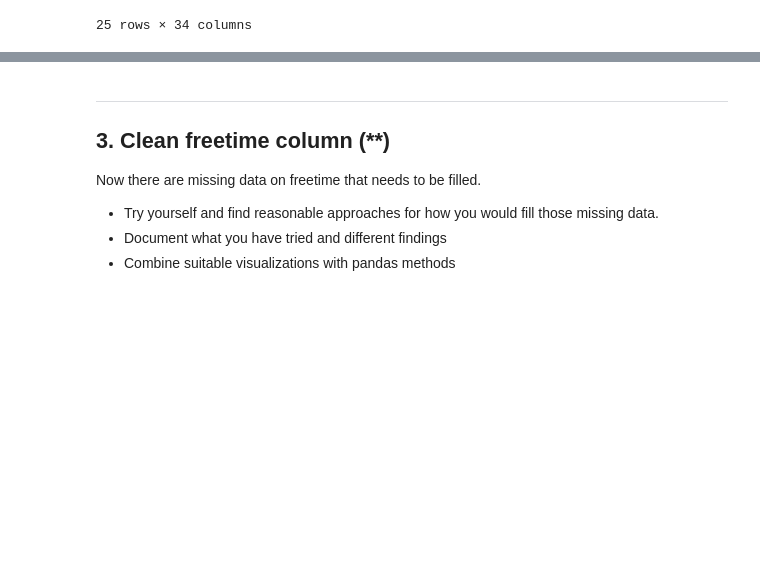
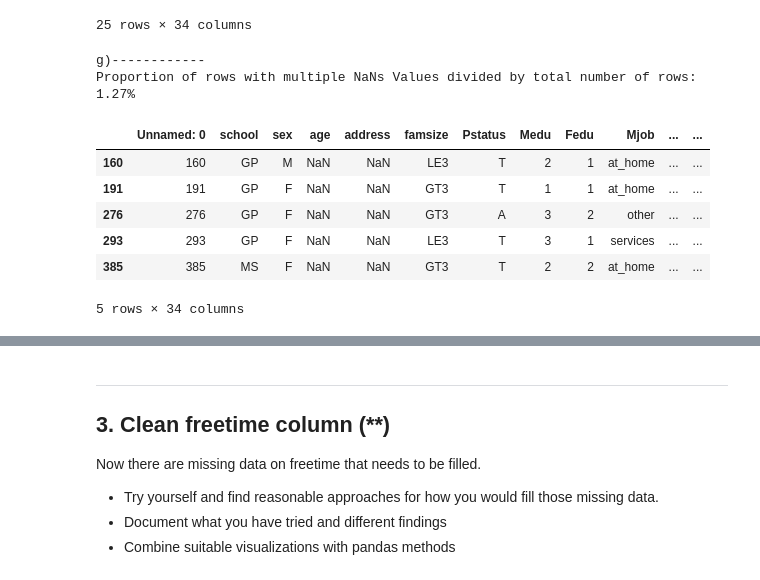
Before and after one commit to zoneme99/AI24-Databehandling-JC, a Jupyter notebook: Exercises/E01_missing_aggregation.ipynb, the cells around one changed output, grey strips where cells are left out. Cells and saved outputs as stored; diff of their text form; code cells hidden in the pictures; blank space fills up the shorter version.

```diff
--- a/Exercises/E01_missing_aggregation.ipynb
+++ b/Exercises/E01_missing_aggregation.ipynb
@@ -165,3 +173,19 @@ print("g)------------")
+# %%
+print("g)------------")
+more_na = df[df.isna().sum(axis=1) > 1]
+print(f"Proportion of rows with multiple NaNs Values divided by total number of rows: {len(more_na.index)/len(df.index)*100:.2f}%")
+
+more_na
+# %% [output]
+g)------------
+Proportion of rows with multiple NaNs Values divided by total number of rows: 1.27%
+|  | Unnamed: 0 | school | sex | age | address | famsize | Pstatus | Medu | Fedu | Mjob | ... | ... |
+| 160 | 160 | GP | M | NaN | NaN | LE3 | T | 2 | 1 | at_home | ... | ... |
+| 191 | 191 | GP | F | NaN | NaN | GT3 | T | 1 | 1 | at_home | ... | ... |
+| 276 | 276 | GP | F | NaN | NaN | GT3 | A | 3 | 2 | other | ... | ... |
+| 293 | 293 | GP | F | NaN | NaN | LE3 | T | 3 | 1 | services | ... | ... |
+| 385 | 385 | MS | F | NaN | NaN | GT3 | T | 2 | 2 | at_home | ... | ... |
+5 rows × 34 columns
 # %% [markdown]
 ---
 ## 2. Clean the data (*)
```
Also changed, not shown: parts of 4 cells of this notebook, 3 other files.
